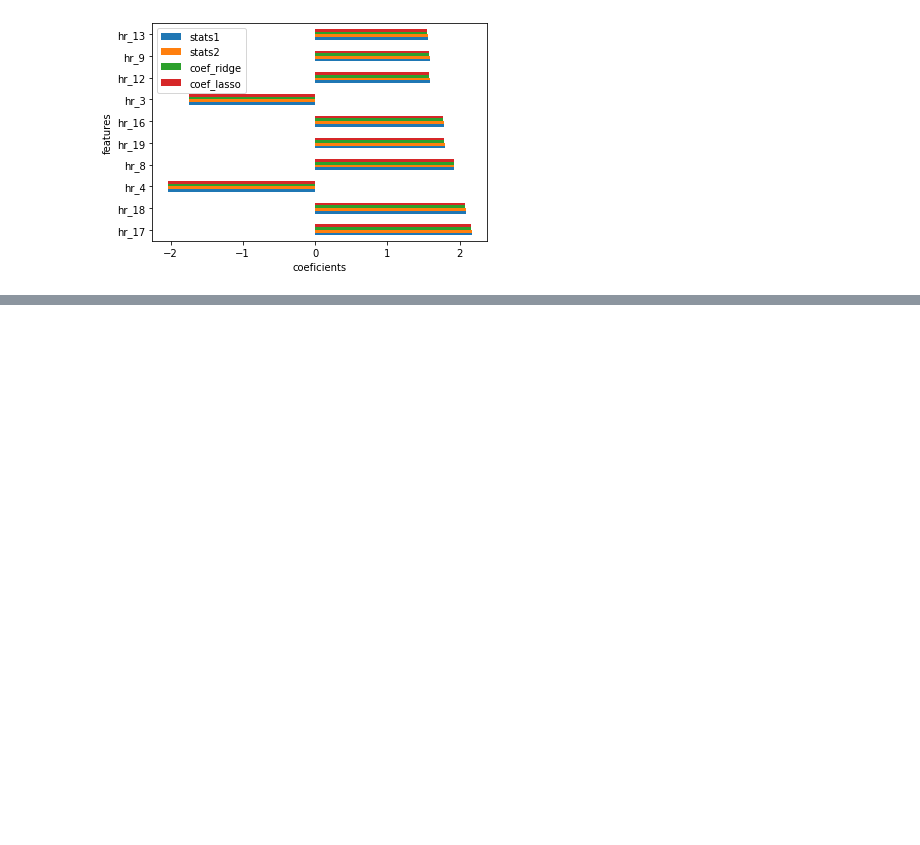
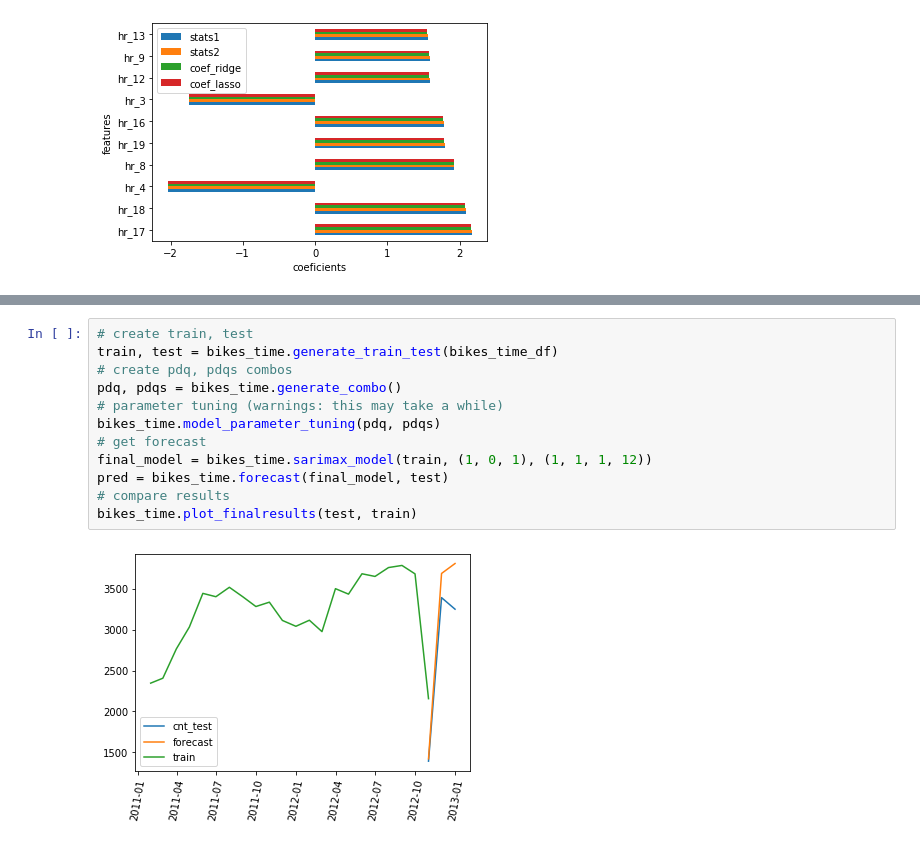
Before and after one commit to mzhou356/bike-sharing-regression, a Jupyter notebook: DC_Bike_Sharing_Mod4_Project.ipynb, the cells around one changed output, grey strips where cells are left out. Saved outputs shown, nothing was run; the diff lists cells and outputs as text; blank space fills up the shorter version.

```diff
--- a/DC_Bike_Sharing_Mod4_Project.ipynb
+++ b/DC_Bike_Sharing_Mod4_Project.ipynb
@@ -240,0 +286,14 @@ bikes.merge_feature_dfs(bottom_5_dfs)
+# %%
+# create train, test
+train, test = bikes_time.generate_train_test(bikes_time_df)
+# create pdq, pdqs combos
+pdq, pdqs = bikes_time.generate_combo()
+# parameter tuning (warnings: this may take a while)
+bikes_time.model_parameter_tuning(pdq, pdqs)
+# get forecast
+final_model = bikes_time.sarimax_model(train, (1, 0, 1), (1, 1, 1, 12))
+pred = bikes_time.forecast(final_model, test)
+# compare results
+bikes_time.plot_finalresults(test, train)
+# %% [output]
+[figure, added]
```
Also changed, not shown: parts of 15 cells of this notebook.
